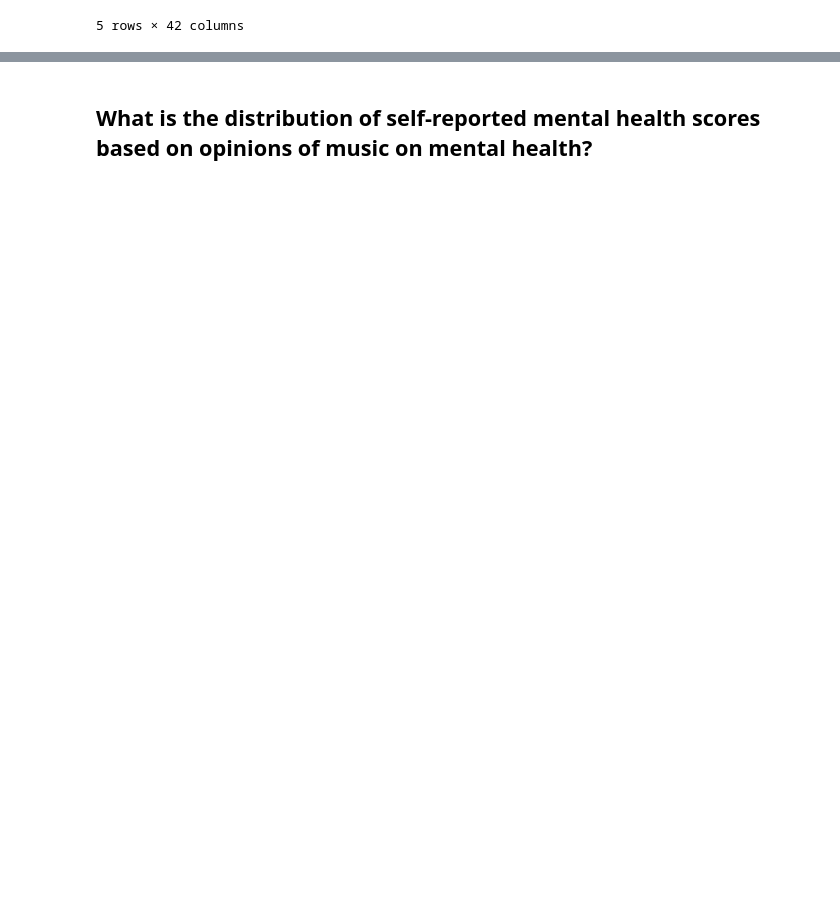
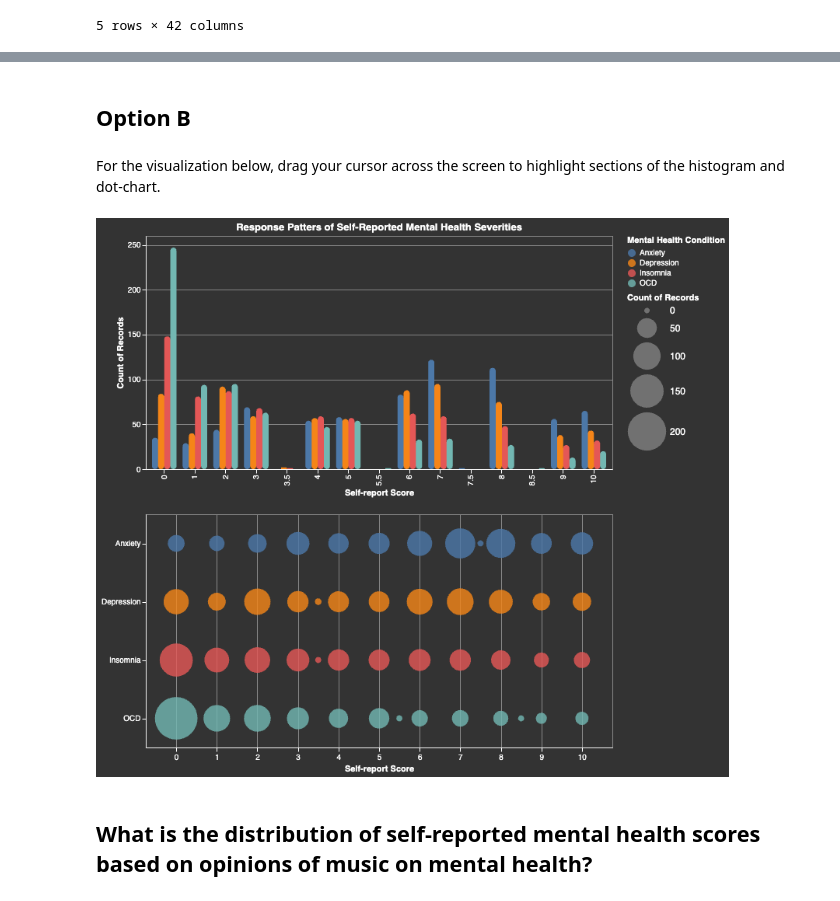
Before and after one commit to ubc-dsci320-2024w2/project-team_fabfour, a Jupyter notebook: ungraded/charts_Jessica.ipynb, the cells around one changed output, grey strips where cells are left out. Drawn from its saved outputs; the diff is of its cells as text; code cells hidden in the pictures; blank space fills up the shorter version.

```diff
--- a/ungraded/charts_Jessica.ipynb
+++ b/ungraded/charts_Jessica.ipynb
@@ -40,2 +79,37 @@ mxmh.head()
+# %% [markdown]
+## Option B
+# %% [markdown]
+For the visualization below, drag your cursor across the screen to highlight sections of the histogram and dot-chart.
+# %%
+# Create a parameter, checkbox
+brush = alt.selection_interval(
+    # encodings=['x']
+)
+
+# Create a multi-bar plot
+multibar = alt.Chart(mxmh_scores, title="Response Patters of Self-Reported Mental Health Severities").add_params(
+    brush
+).mark_bar(cornerRadius=7).encode(
+    x=alt.X('Self-report Score:O'),
+    xOffset="Mental Health Condition:N",
+    y='count():Q',
+    color=alt.when(brush).then("Mental Health Condition:N").otherwise(alt.value("gray")),
+    tooltip=["Mental Health Condition", "count()"]
+).properties(width=600, height=300)
+
+# Create a box-plot
+dotplot = alt.Chart(mxmh_scores).add_params(
+    brush
+).mark_circle(opacity=0.8).encode(
+    x=alt.X('Self-report Score:Q', title="Self-report Score", scale=alt.Scale(domain=[-0.75, 10.75])),
+    y=alt.Y('Mental Health Condition:N', title=""),
+    color=alt.when(brush).then("Mental Health Condition:N").otherwise(alt.value("gray")),
+    size = alt.Size("count():Q", scale=alt.Scale(rangeMin=50, rangeMax=3000), legend=alt.Legend(labelFontSize=12)),
+    tooltip=["Self-report Score", "count()"]
+).properties(width=600, height=300)
+
+alt.vconcat(multibar, dotplot)
+# %% [output]
+[figure, added]
 # %% [markdown]
 ## What is the distribution of self-reported mental health scores based on opinions of music on mental health?
```
Also changed, not shown: parts of 26 cells of this notebook, 1 other file.
